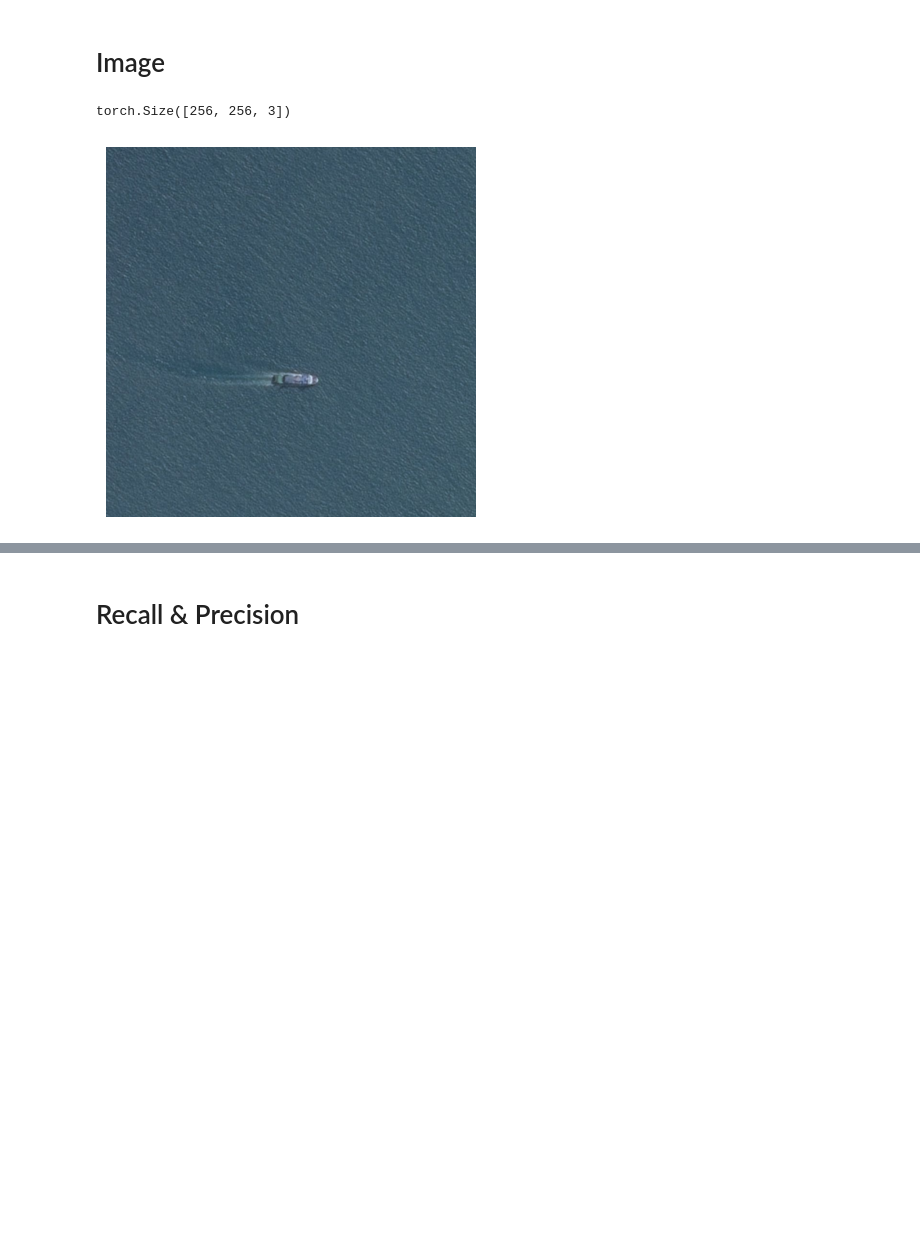
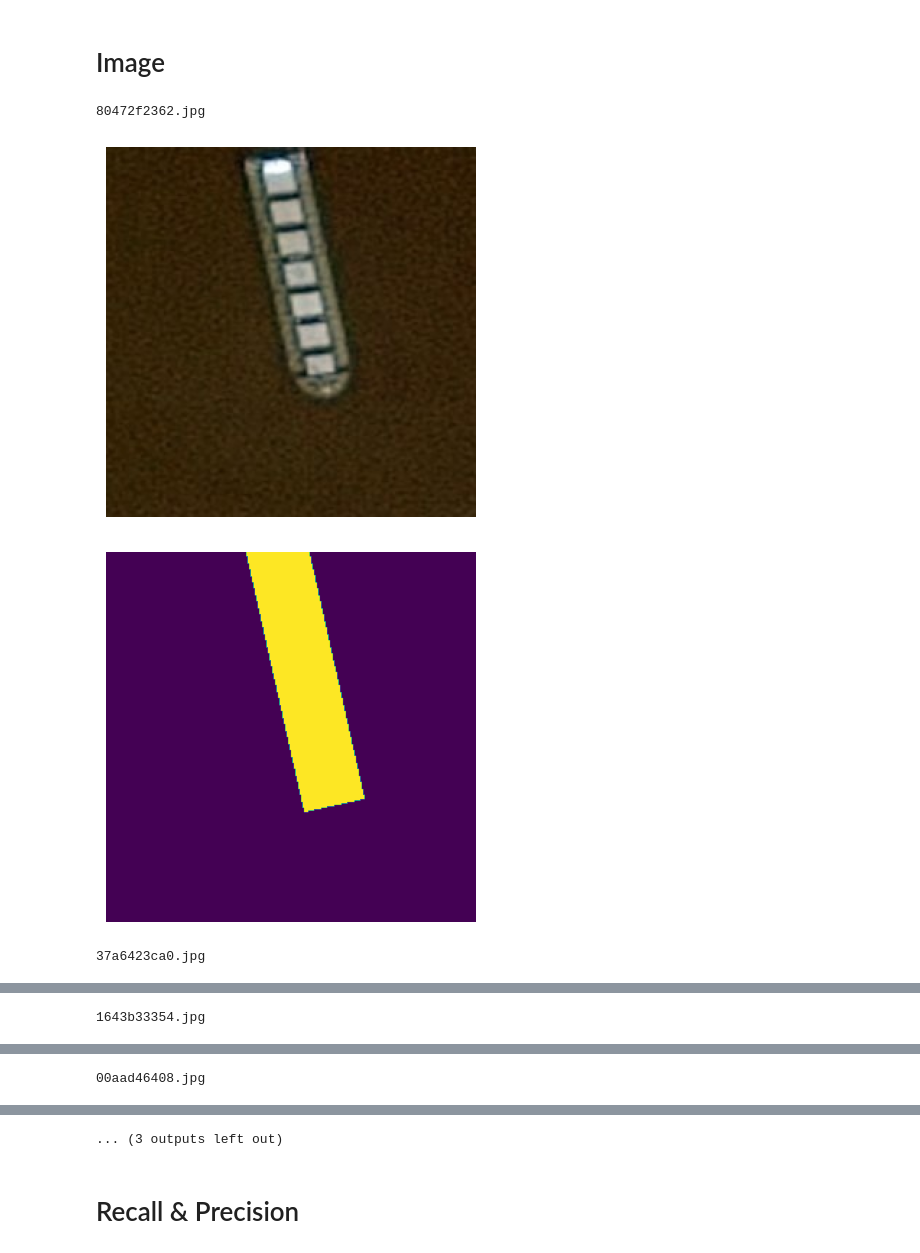
Before and after one commit to da4nik08/Segmentation, a Jupyter notebook: Preprocessing.ipynb, the cells around one changed output, grey strips where cells are left out. Saved outputs shown, nothing was run; the diff lists cells and outputs as text; code cells hidden in the pictures; blank space fills up the shorter version.

```diff
--- a/Preprocessing.ipynb
+++ b/Preprocessing.ipynb
@@ -371,17 +368,3 @@ def crop3x3_mask(img):
-# %%
-for img_id in tqdm(img_ids[0:20]):
-    image = cv2.imread(config['dataset']['train_img_path'] + "/" + img_id)
-    image = cv2.cvtColor(image, cv2.COLOR_BGR2RGB)
-    blur = cv2.GaussianBlur(image, (5, 5), 0)
-    masked_img = cv2.addWeighted(image, 1.5, blur, -0.5, 0)
-    cv2.imwrite('test_img/mnb_' + img_id, cv2.cvtColor(masked_img, cv2.COLOR_RGB2BGR))
-    cv2.imwrite('test_img/ori_' + img_id, cv2.cvtColor(image, cv2.COLOR_RGB2BGR))
-# %%
-for img_id in tqdm(img_ids):
-    image = cv2.imread(config['dataset']['train_img_path'] + "/" + img_id)
-    res_im = resizer(torch.tensor(np.transpose(image, (2, 0, 1))))
-    perm_im = res_im.permute(1, 2, 0)
-    cv2.imwrite(config['dataset']['reshaped_img_path'] + "/" + img_id, np.uint8(perm_im.numpy()))
 # %% [markdown]
 # Data preview
 # %%
@@ -430,13 +407,16 @@ res_im = resizer(image_tns)
-# %%
-res_im.permute(1, 2, 0).shape
-# %% [output]
-torch.Size([256, 256, 3])
-# %%
-image = cv2.imread(config['dataset']['train_img_path'] + "/" + train_ship_data.iloc[2]["ImageId"])
-# %%
-image_rgb = cv2.cvtColor(image, cv2.COLOR_BGR2RGB)
-plt.imshow(image_rgb)
-plt.axis('off')  # Turn off axis
-plt.show()
-# %% [output]
-[figure, removed]
+# %%
+for img_id, mask_id in zip(listl[0:5], mask_ids[0:5]):
+    mask = np.load(config['dataset']['mask_path'] + "/" + mask_id)
+    image = cv2.imread(config['dataset']['reshaped_img_path'] + "/" + img_id)
+    print(img_id)
+    plt.imshow(image)
+    plt.axis('off')  # Turn off axis
+    plt.show()
+    plt.imshow(mask)
+    plt.axis('off')  # Turn off axis
+    plt.show()
+# %% [output]
+80472f2362.jpg
+[figure, added]
+[figure, added]
+37a6423ca0.jpg
@@ -442,0 +425 @@ plt.show()
+1643b33354.jpg
@@ -442,0 +428 @@ plt.show()
+00aad46408.jpg
@@ -443,3 +431,4 @@ plt.show()
+... (3 outputs left out)
 # %% [markdown]
 # Recall & Precision
 # %%
```
Also changed, not shown: parts of 12 cells of this notebook.
